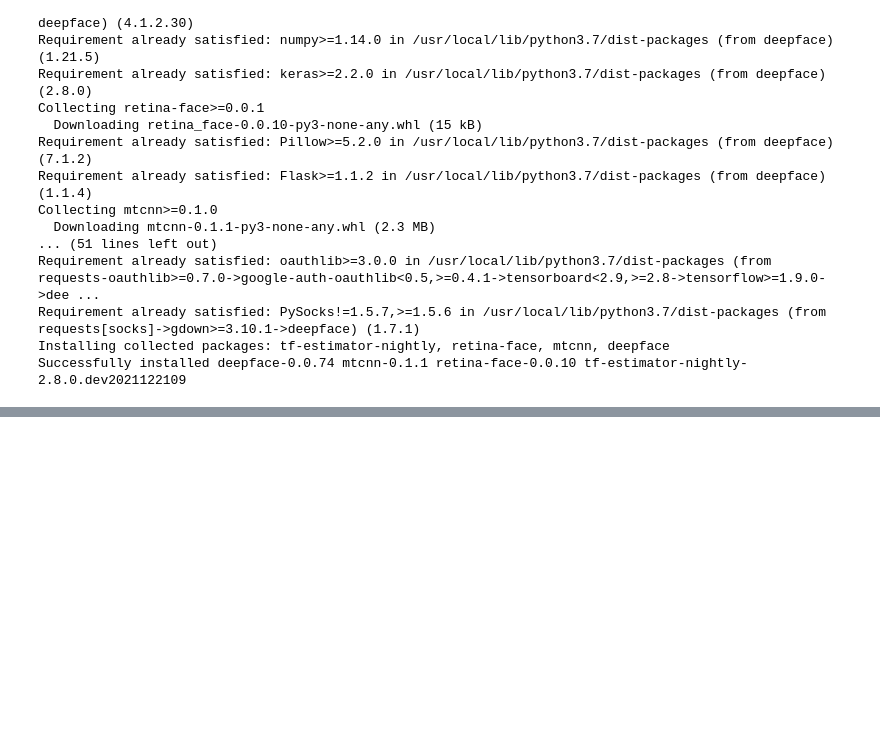
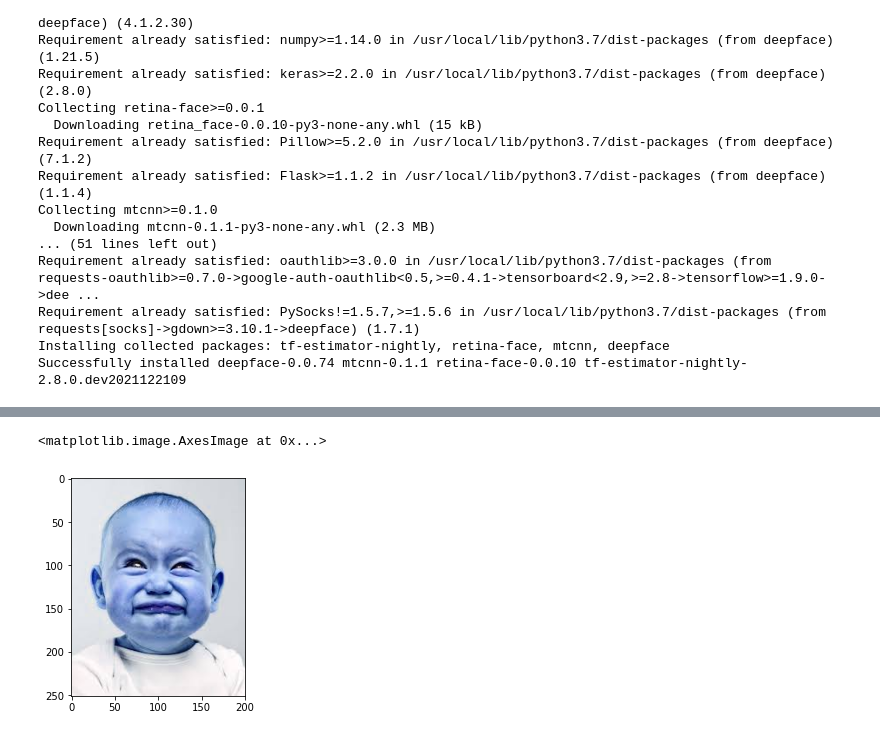
Before and after one commit to Deven876/Face-Emotion-Recognition, a Jupyter notebook: Live_class_Monitoring_System(Face_Emotion_Recognition).ipynb, the cells around one changed output, grey strips where cells are left out. Cells and saved outputs as stored; diff of their text form; code cells hidden in the pictures; blank space fills up the shorter version.

```diff
--- a/Live_class_Monitoring_System(Face_Emotion_Recognition).ipynb
+++ b/Live_class_Monitoring_System(Face_Emotion_Recognition).ipynb
@@ -83,0 +105,7 @@ Successfully installed deepface-0.0.74 mtcnn-0.1.1 retina-face-0.0.10 tf-estimat
+# %%
+image2='/content/drive/MyDrive/project 5: Face Emotion Recognition/sad face.jpg'
+img_array3=cv2.imread(image2)
+plt.imshow(img_array3)
+# %% [output]
+<matplotlib.image.AxesImage at 0x...>
+[figure, added]
```
Also changed, not shown: parts of 6 cells of this notebook.
